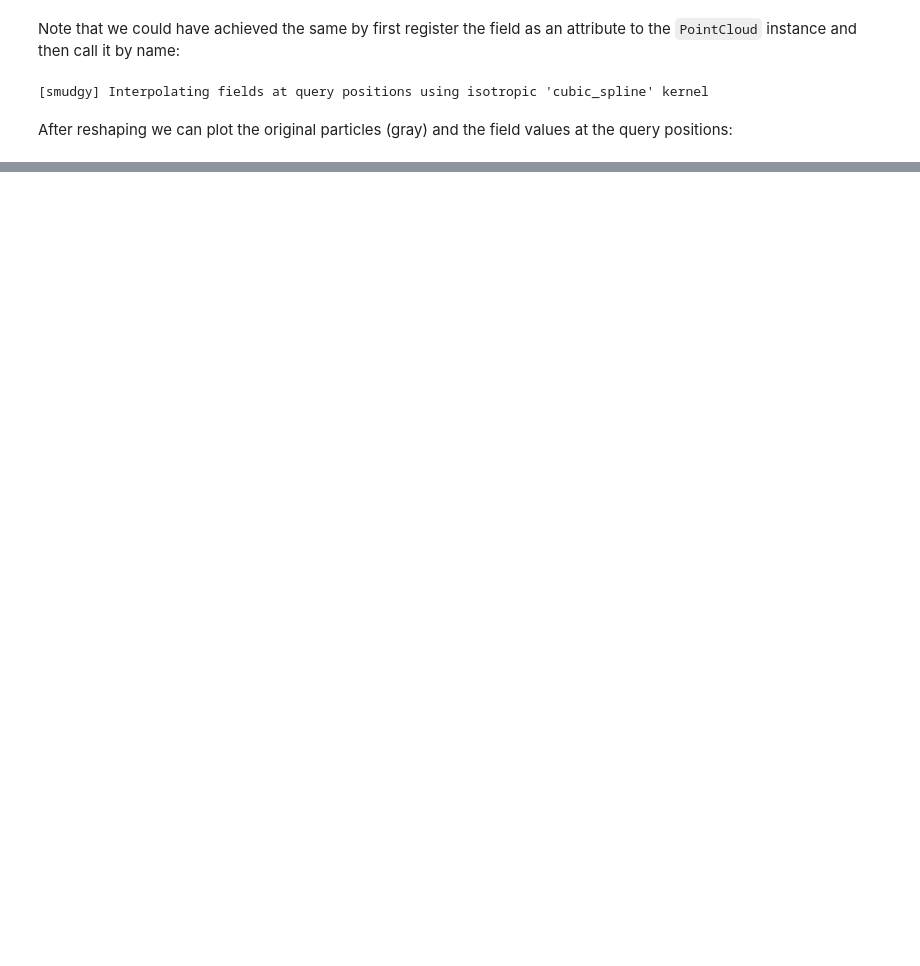
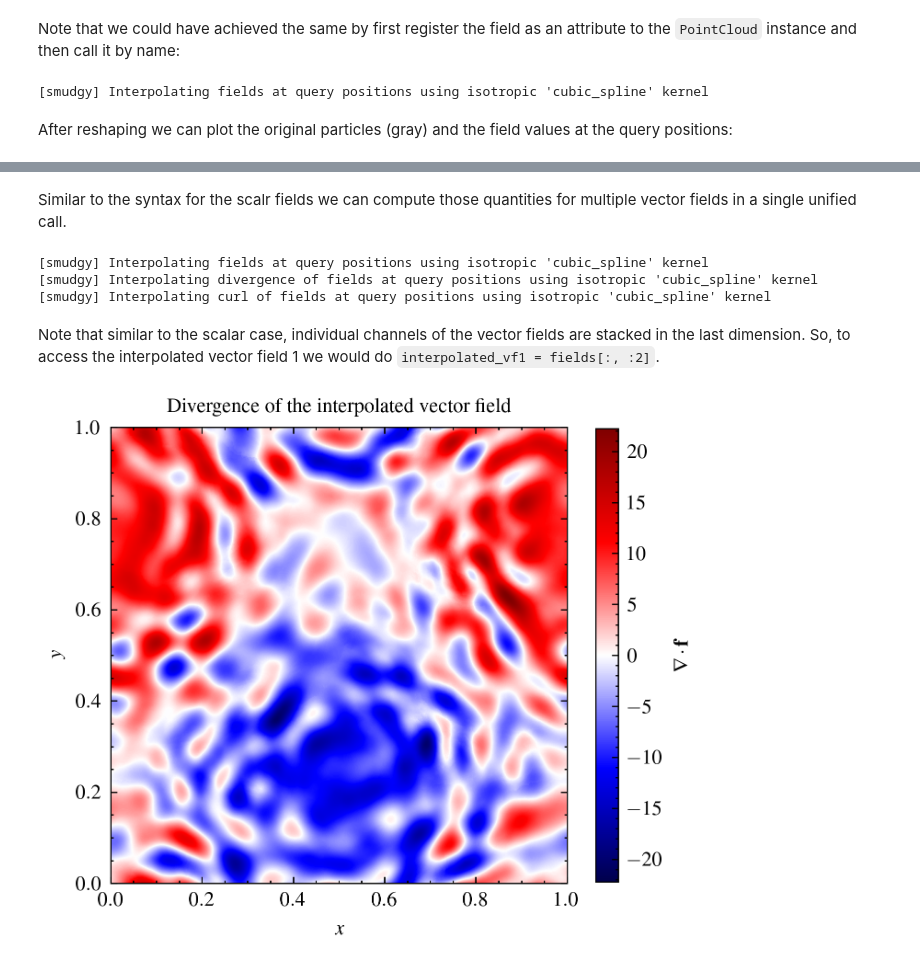
Before and after one commit to maurbe/smudgy, a Jupyter notebook: docs/tutorials/interpolation/walkthrough.ipynb, the cells around one changed output, grey strips where cells are left out. Cells and saved outputs as stored; diff of their text form; code cells hidden in the pictures; blank space fills up the shorter version.

```diff
--- a/docs/tutorials/interpolation/walkthrough.ipynb
+++ b/docs/tutorials/interpolation/walkthrough.ipynb
@@ -132,0 +170,48 @@ plt.show()
+# %%
+vector_field_1 = np.asarray(
+    [np.sin(2 * np.pi * positions[:, 0]),
+     np.cos(2 * np.pi * positions[:, 1])]
+).T
+
+vector_field_2 = -vector_field_1
+# %%
+pc.add_fields(
+    names=['vector_field_1', 'vector_field_2'],
+    values=[vector_field_1, vector_field_2]
+    )
+# %% [markdown]
+Similar to the syntax for the scalr fields we can compute those quantities for multiple vector fields in a single unified call.
+# %%
+fields = pc.interpolate_fields(fields=['vector_field_1', 'vector_field_2'],
+                              query_positions=query_positions) # shape = (nx*ny, 4)
+
+divergences = pc.interpolate_fields(fields=['vector_field_1', 'vector_field_2'],
+                                    query_positions=query_positions,
+                                    mode='divergence'
+                                    ) # shape = (nx*ny, 2)
+
+curls = pc.interpolate_fields(fields=['vector_field_1', 'vector_field_2'],
+                              query_positions=query_positions,
+                              mode='curl'
+                              ) # shape = (nx*ny, 2)
+# %% [output]
+[smudgy] Interpolating fields at query positions using isotropic 'cubic_spline' kernel
+[smudgy] Interpolating divergence of fields at query positions using isotropic 'cubic_spline' kernel
+[smudgy] Interpolating curl of fields at query positions using isotropic 'cubic_spline' kernel
+# %% [markdown]
+Note that similar to the scalar case, individual channels  of the vector fields are stacked in the last dimension. So, to access the interpolated vector field 1 we would do `interpolated_vf1 = fields[:, :2]`.
+# %%
+image = divergences[:, 0].reshape((nx, ny)).T
+
+fig, ax = plt.subplots(figsize=(4, 4))
+im = ax.imshow(image, origin='lower', extent=(0, boxsize, 0, boxsize), cmap='seismic', norm=colors.CenteredNorm())
+cax = plt.colorbar(im, ax=ax, shrink=0.8)
+cax.set_label(r'$\nabla \cdot \mathbf{f}$')
+
+ax.set_title('Divergence of the interpolated vector field')
+ax.set_xlabel(r'$x$')
+ax.set_ylabel(r'$y$')
+
+plt.show()
+# %% [output]
+[figure, added]
```
Also changed, not shown: parts of 10 cells of this notebook, 3 other files.
